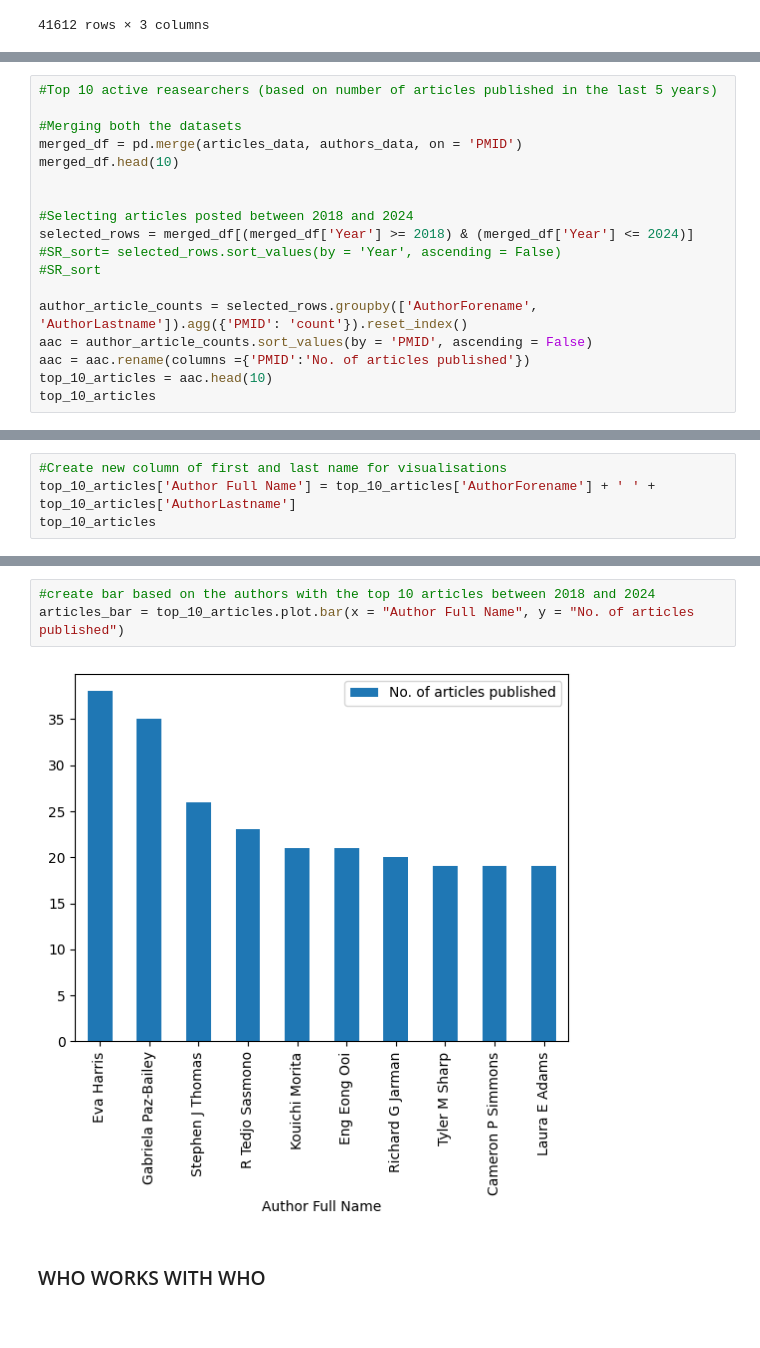
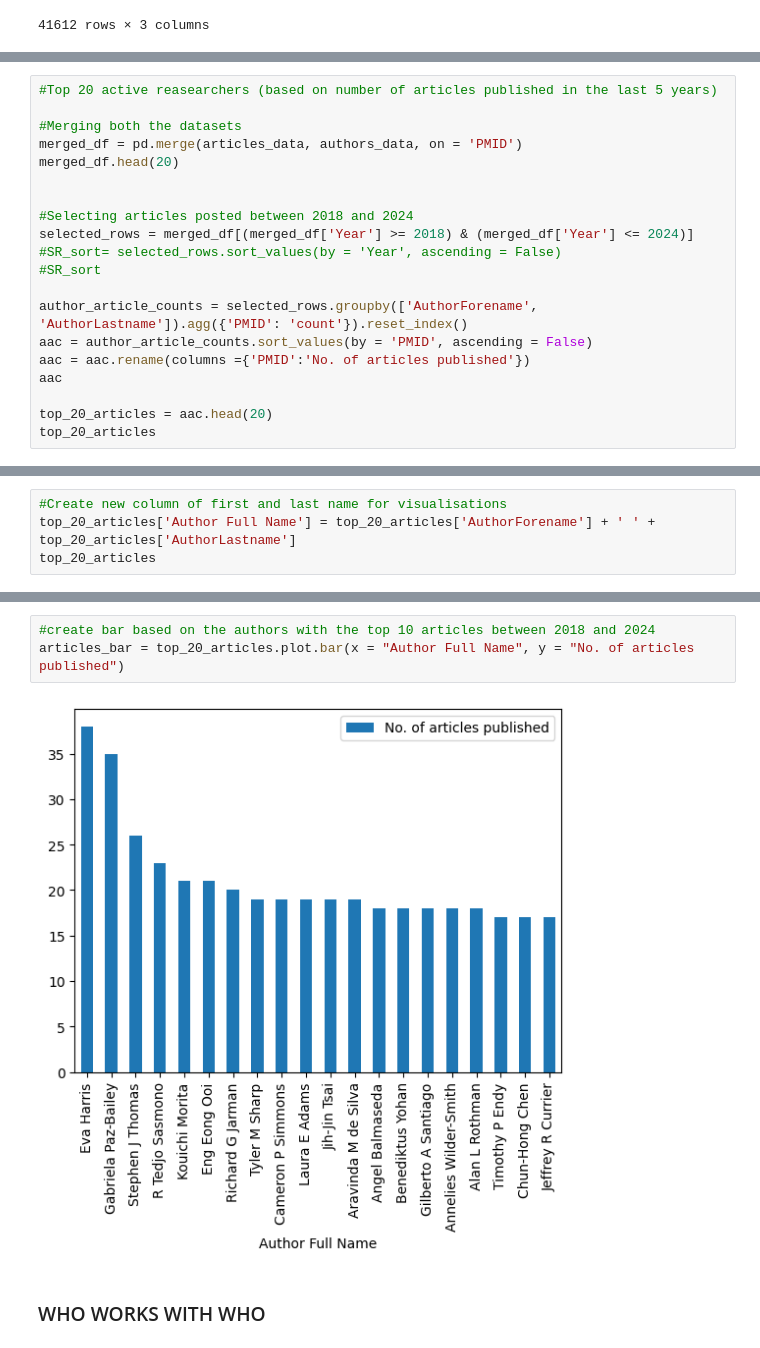
Before and after one commit to gnc506/Skills_Assessment, a Jupyter notebook: Skills_Assessment_2.ipynb, the cells around one changed output, grey strips where cells are left out. Saved outputs shown, nothing was run; the diff lists cells and outputs as text.

```diff
--- a/Skills_Assessment_2.ipynb
+++ b/Skills_Assessment_2.ipynb
@@ -123,9 +122,9 @@ articles_bar = most_active_10.plot.bar(x = "Author Full Name", y = "ArticleCount
 # %%
-#Top 10 active reasearchers (based on number of articles published in the last 5 years)
+#Top 20 active reasearchers (based on number of articles published in the last 5 years)
 
 #Merging both the datasets
 merged_df = pd.merge(articles_data, authors_data, on = 'PMID')
-merged_df.head(10)
+merged_df.head(20)
 
 
 #Selecting articles posted between 2018 and 2024
@@ -136,8 +135,10 @@ selected_rows = merged_df[(merged_df['Year'] >= 2018) & (merged_df['Year'] <= 20
 author_article_counts = selected_rows.groupby(['AuthorForename', 'AuthorLastname']).agg({'PMID': 'count'}).reset_index()
 aac = author_article_counts.sort_values(by = 'PMID', ascending = False)
 aac = aac.rename(columns ={'PMID':'No. of articles published'})
-top_10_articles = aac.head(10)
-top_10_articles
+aac
+
+top_20_articles = aac.head(20)
+top_20_articles
 # %% [output]
 |  | AuthorForename | AuthorLastname | No. of articles published |
 | 6022 | Eva | Harris | 38 |
@@ -153,7 +160,7 @@ top_10_articles
 # %%
 #Create new column of first and last name for visualisations
-top_10_articles['Author Full Name'] = top_10_articles['AuthorForename'] + ' ' + top_10_articles['AuthorLastname']
-top_10_articles
+top_20_articles['Author Full Name'] = top_20_articles['AuthorForename'] + ' ' + top_20_articles['AuthorLastname']
+top_20_articles
 # %% [output]
 A value is trying to be set on a copy of a slice from a DataFrame.
 Try using .loc[row_indexer,col_indexer] = value instead
@@ -179,9 +192,9 @@ fig.show()
 [interactive output not drawn]
 # %%
 #create bar based on the authors with the top 10 articles between 2018 and 2024
-articles_bar = top_10_articles.plot.bar(x = "Author Full Name", y = "No. of articles published")
+articles_bar = top_20_articles.plot.bar(x = "Author Full Name", y = "No. of articles published")
 # %% [output]
-[figure, old version]
+[figure, new version]
 # %% [markdown]
 ### WHO WORKS WITH WHO
 # %%
```
Also changed, not shown: parts of 7 cells of this notebook.
